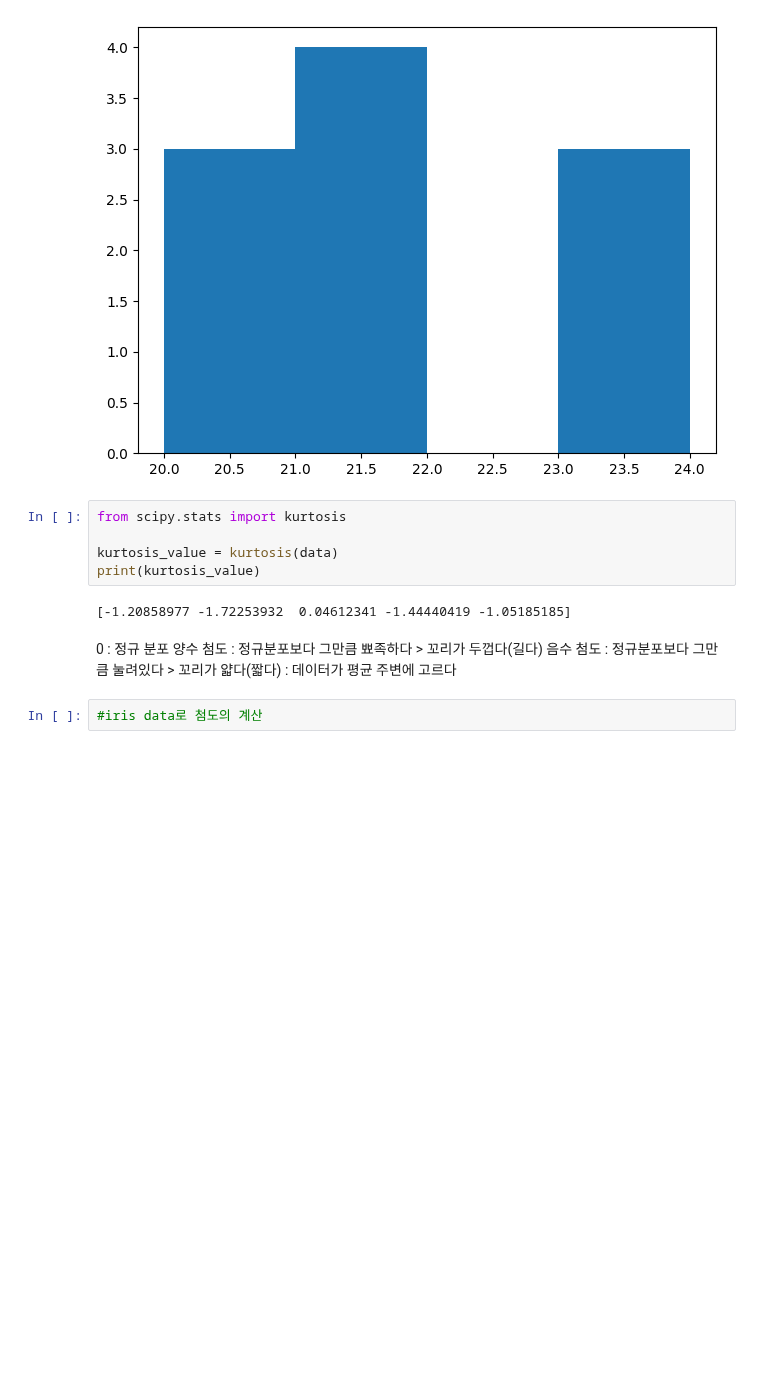
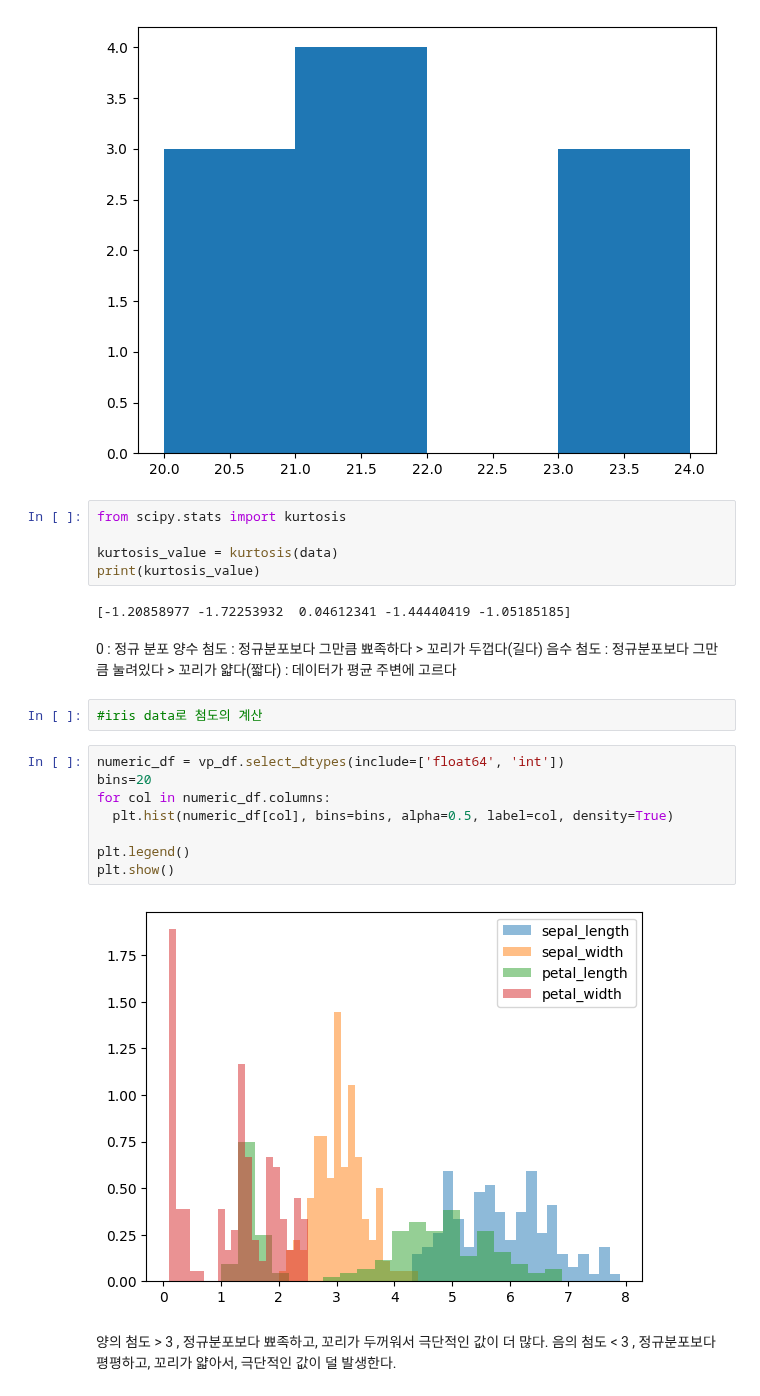
Before and after one commit to yleessam/hipython_rep, a Jupyter notebook: 21_기술통계.ipynb, the cells around one changed output. Drawn from its saved outputs; the diff is of its cells as text; blank space fills up the shorter version.

```diff
--- a/21_기술통계.ipynb
+++ b/21_기술통계.ipynb
@@ -289,3 +289,16 @@ print(kurtosis_value)
 음수 첨도 : 정규분포보다 그만큼 눌려있다 > 꼬리가 얇다(짧다) : 데이터가 평균 주변에 고르다
 # %%
 #iris data로 첨도의 계산
+# %%
+numeric_df = vp_df.select_dtypes(include=['float64', 'int'])
+bins=20
+for col in numeric_df.columns:
+  plt.hist(numeric_df[col], bins=bins, alpha=0.5, label=col, density=True)
+
+plt.legend()
+plt.show()
+# %% [output]
+[figure, added]
+# %% [markdown]
+양의 첨도 > 3 , 정규분포보다 뾰족하고, 꼬리가 두꺼워서 극단적인 값이 더 많다.
+음의 첨도 < 3 , 정규분포보다 평평하고, 꼬리가 얇아서, 극단적인 값이 덜 발생한다.
```
Also changed, not shown: parts of 1 cell of this notebook.
